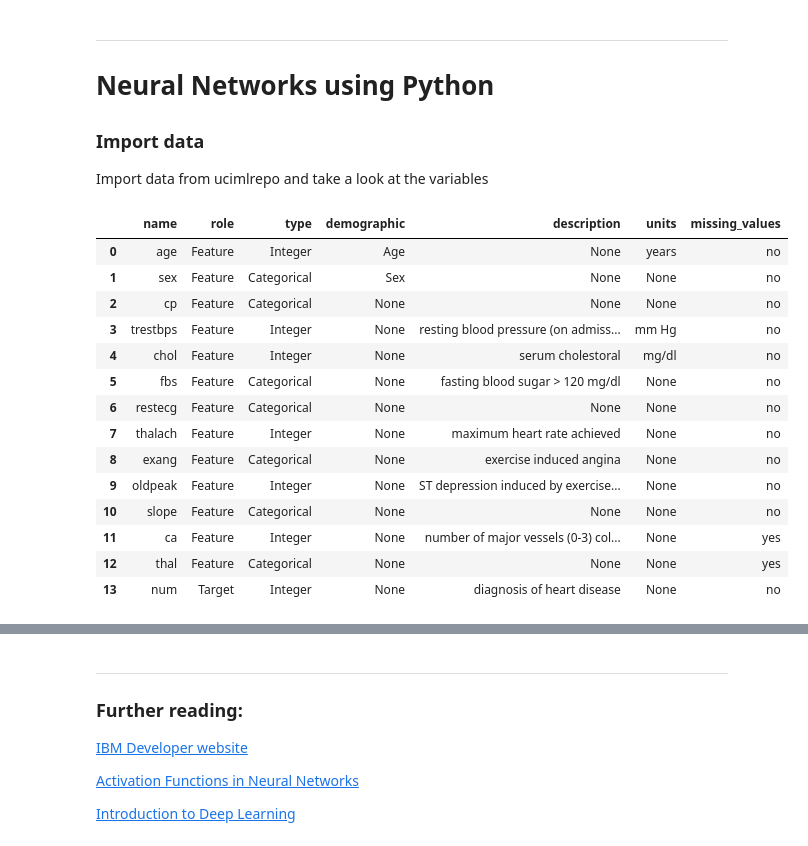
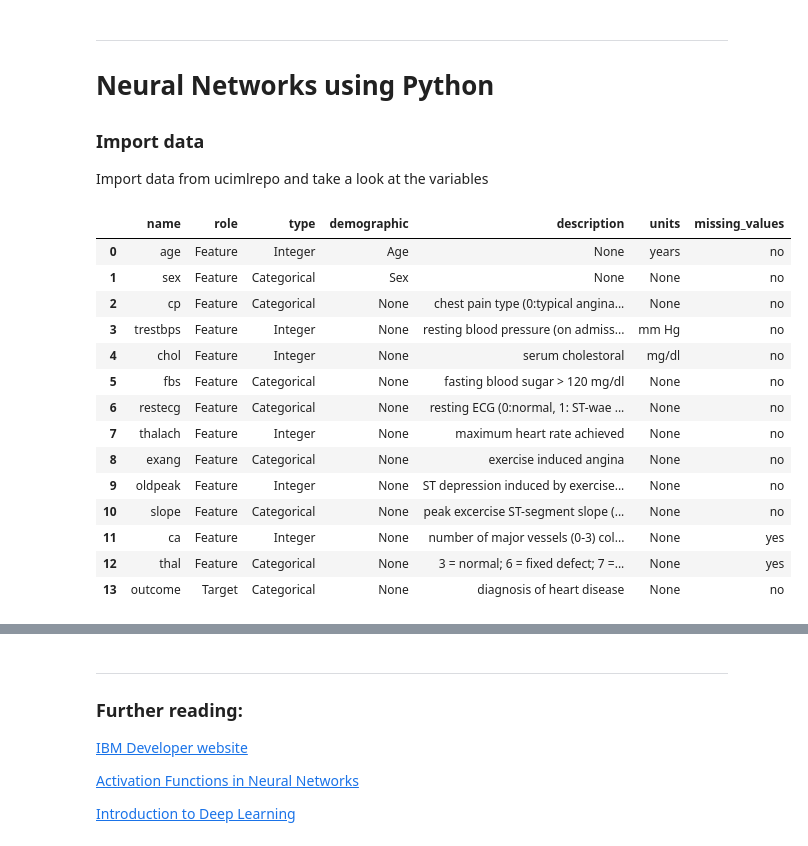
Before and after one commit to abdulrahman1123/analysis_examples, a Jupyter notebook: Neural Networks.ipynb, the cells around one changed output, grey strips where cells are left out. Cells and saved outputs as stored; diff of their text form; code cells hidden in the pictures.

```diff
--- a/Neural Networks.ipynb
+++ b/Neural Networks.ipynb
@@ -50,30 +50,3 @@ This is a heart disease database, collected from pateints referred to the angiog
 # Neural Networks using Python
 ### Import data
 Import data from ucimlrepo and take a look at the variables
-# %%
-from ucimlrepo import fetch_ucirepo
-
-# fetch dataset
-heart_disease = fetch_ucirepo(id=45)
-
-# data (as pandas dataframes)
-X = heart_disease.data.features
-y = heart_disease.data.targets
-
-heart_disease.variables
-# %% [output]
-|  | name | role | type | demographic | description | units | missing_values |
-| 0 | age | Feature | Integer | Age | None | years | no |
-| 1 | sex | Feature | Categorical | Sex | None | None | no |
-| 2 | cp | Feature | Categorical | None | None | None | no |
-| 3 | trestbps | Feature | Integer | None | resting blood pressure (on admiss... | mm Hg | no |
-| 4 | chol | Feature | Integer | None | serum cholestoral | mg/dl | no |
-| 5 | fbs | Feature | Categorical | None | fasting blood sugar > 120 mg/dl | None | no |
-| 6 | restecg | Feature | Categorical | None | None | None | no |
-| 7 | thalach | Feature | Integer | None | maximum heart rate achieved | None | no |
-| 8 | exang | Feature | Categorical | None | exercise induced angina | None | no |
-| 9 | oldpeak | Feature | Integer | None | ST depression induced by exercise... | None | no |
-| 10 | slope | Feature | Categorical | None | None | None | no |
-| 11 | ca | Feature | Integer | None | number of major vessels (0-3) col... | None | yes |
-| 12 | thal | Feature | Categorical | None | None | None | yes |
-| 13 | num | Target | Integer | None | diagnosis of heart disease | None | no |
@@ -79,0 +62,36 @@ heart_disease.variables
+# %%
+# fetch dataset
+heart_disease = fetch_ucirepo(id=45)
+
+# data (as pandas dataframes)
+X = heart_disease.data.features
+y = heart_disease.data.targets
+y = pd.DataFrame(np.where(y>0,1,0),columns = ['outcome'])
+
+all_data = pd.concat([X,y],axis = 1)
+
+vars = heart_disease.variables
+vars.iloc[2,4] = 'chest pain type (0:typical angina, 1:atypical angina, 2:non-anginal pain, 4:asymptomatic)'
+vars.iloc[6,4] = 'resting ECG (0:normal, 1: ST-wae abnormality, 2: left ventricular hypertrophy)'
+vars.iloc[10,4] = 'peak excercise ST-segment slope (0:upsloping, 1: flat, 2:downsloping)'
+vars.iloc[12,4] = '3 = normal; 6 = fixed defect; 7 = reversable defect'
+vars.iloc[13,2] = 'Categorical'
+vars.iloc[13,0] = 'outcome'
+
+vars.style.set_properties(subset=['description'], **{'width-min': '500px'})
+# %% [output]
+|  | name | role | type | demographic | description | units | missing_values |
+| 0 | age | Feature | Integer | Age | None | years | no |
+| 1 | sex | Feature | Categorical | Sex | None | None | no |
+| 2 | cp | Feature | Categorical | None | chest pain type (0:typical angina... | None | no |
+| 3 | trestbps | Feature | Integer | None | resting blood pressure (on admiss... | mm Hg | no |
+| 4 | chol | Feature | Integer | None | serum cholestoral | mg/dl | no |
+| 5 | fbs | Feature | Categorical | None | fasting blood sugar > 120 mg/dl | None | no |
+| 6 | restecg | Feature | Categorical | None | resting ECG (0:normal, 1: ST-wae ... | None | no |
+| 7 | thalach | Feature | Integer | None | maximum heart rate achieved | None | no |
+| 8 | exang | Feature | Categorical | None | exercise induced angina | None | no |
+| 9 | oldpeak | Feature | Integer | None | ST depression induced by exercise... | None | no |
+| 10 | slope | Feature | Categorical | None | peak excercise ST-segment slope (... | None | no |
+| 11 | ca | Feature | Integer | None | number of major vessels (0-3) col... | None | yes |
+| 12 | thal | Feature | Categorical | None | 3 = normal; 6 = fixed defect; 7 =... | None | yes |
+| 13 | outcome | Target | Categorical | None | diagnosis of heart disease | None | no |
```
Also changed, not shown: parts of 7 cells of this notebook, 4 other files.
